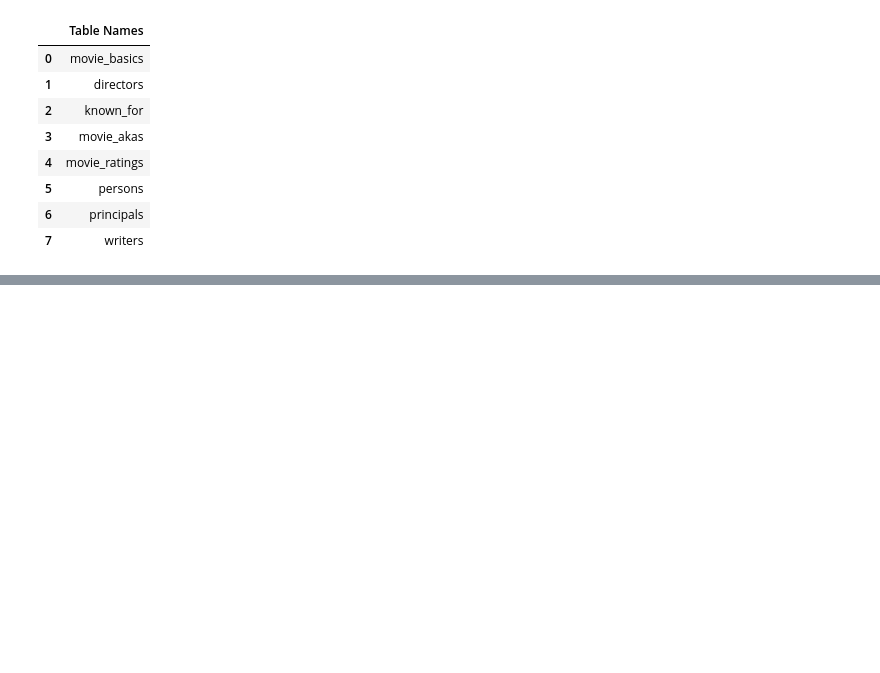
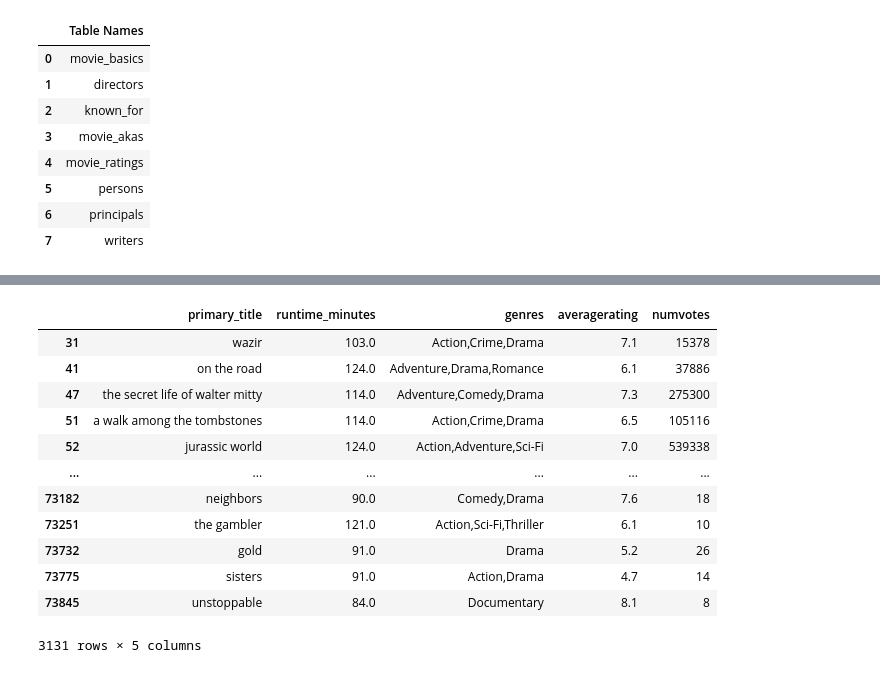
Before and after one commit to noelRockson/dsc-phase-2-project-v3-1, a Jupyter notebook: student.ipynb, the cells around one changed output, grey strips where cells are left out. Saved outputs shown, nothing was run; the diff lists cells and outputs as text; code cells hidden in the pictures; blank space fills up the shorter version.

```diff
--- a/student.ipynb
+++ b/student.ipynb
@@ -37,0 +256,17 @@ df
+# %%
+bom_df[bom_df['title'].isin(imdb_df['primary_title'])]
+imdb_df[imdb_df['primary_title'].isin(bom_df['title'])]
+# %% [output]
+|  | primary_title | runtime_minutes | genres | averagerating | numvotes |
+| 31 | wazir | 103.0 | Action,Crime,Drama | 7.1 | 15378 |
+| 41 | on the road | 124.0 | Adventure,Drama,Romance | 6.1 | 37886 |
+| 47 | the secret life of walter mitty | 114.0 | Adventure,Comedy,Drama | 7.3 | 275300 |
+| 51 | a walk among the tombstones | 114.0 | Action,Crime,Drama | 6.5 | 105116 |
+| 52 | jurassic world | 124.0 | Action,Adventure,Sci-Fi | 7.0 | 539338 |
+| ... | ... | ... | ... | ... | ... |
+| 73182 | neighbors | 90.0 | Comedy,Drama | 7.6 | 18 |
+| 73251 | the gambler | 121.0 | Action,Sci-Fi,Thriller | 6.1 | 10 |
+| 73732 | gold | 91.0 | Drama | 5.2 | 26 |
+| 73775 | sisters | 91.0 | Action,Drama | 4.7 | 14 |
+| 73845 | unstoppable | 84.0 | Documentary | 8.1 | 8 |
+3131 rows × 5 columns
```
Also changed, not shown: parts of 29 cells of this notebook, 7 other files.
